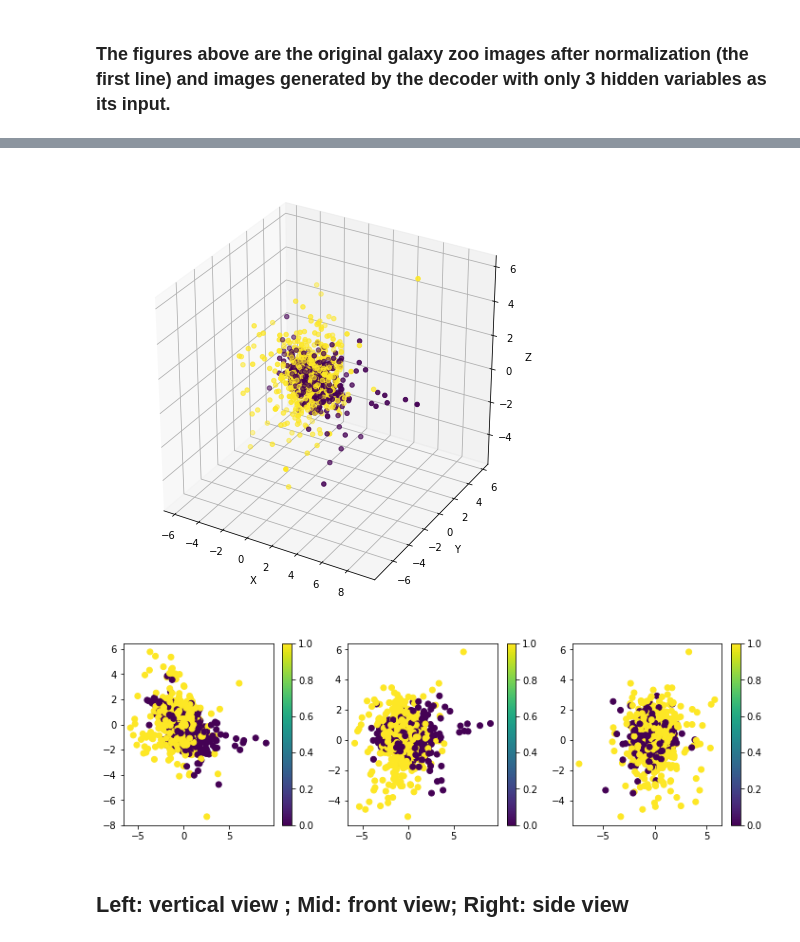
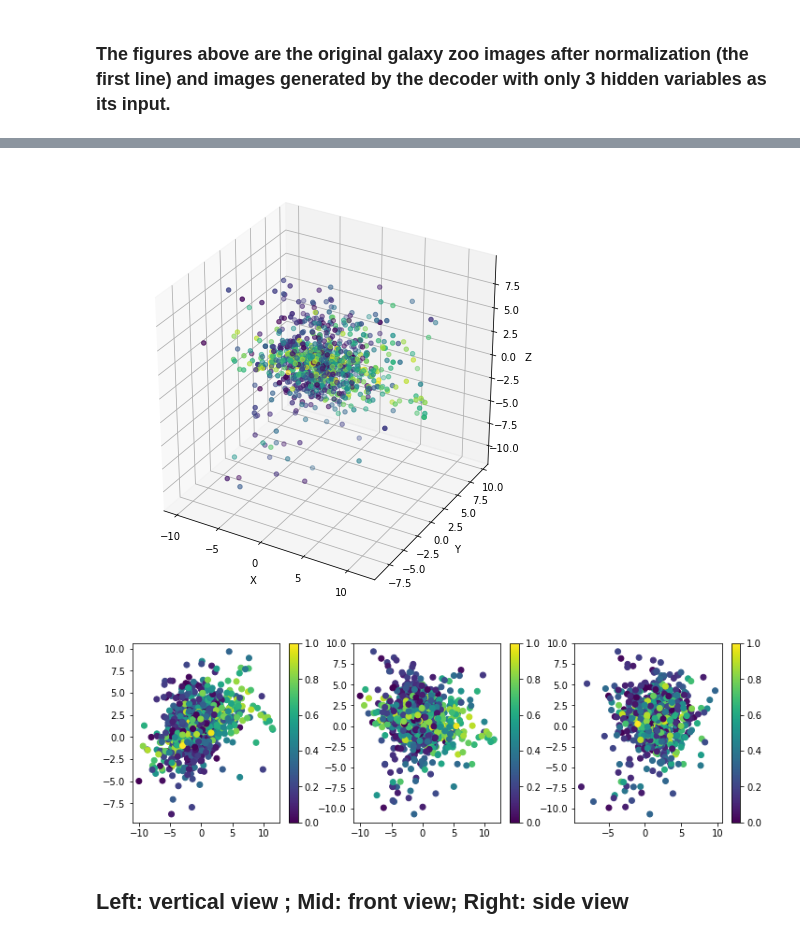
Before and after one commit to tensorstone/Galaxy_Zoo, a Jupyter notebook: gala.ipynb, the cells around one changed output, grey strips where cells are left out. Drawn from its saved outputs; the diff is of its cells as text; code cells hidden in the pictures.

```diff
--- a/gala.ipynb
+++ b/gala.ipynb
@@ -188,6 +187,6 @@ Seems like accuracy of 80% is a limit
 # %%
-batch_size = 100
-latent_dim = 3
+batch_size =100
+latent_dim = 2
 nb_epoch = 50
 epsilon_std = 1.0
 intermediate_dim =256
@@ -282,14 +281,14 @@ if USE == 'vae':
 if USE == 'vae':
     vae.fit(train_data[:8000], train_data[:8000],
             shuffle=True,
-            nb_epoch=nb_epoch,
-            batch_size=100,
-            validation_data=(train_data[1000:1500],train_data[1000:1500]),callbacks=[EarlyStopping])
+            epochs=nb_epoch,
+            batch_size=batch_size,
+            validation_data=(train_data[8000:8500],train_data[8000:8500]),callbacks=[EarlyStopping])
 
 if USE == 'autoencoder':
     autoencoder.fit(train_data[:8000], train_data[:8000],
             shuffle=True,
-            nb_epoch=nb_epoch,
+            epochs=nb_epoch,
             batch_size=200,
             validation_data=(train_data[8000:9000],train_data[8000:9000]),callbacks=[EarlyStopping])
 # %% [output]
@@ -346,0 +490,30 @@ plt.show()
+# %%
+# encode and decode some digits
+# note that we take them from the *test* set
+# use Matplotlib (don't ask)
+import matplotlib.pyplot as plt
+
+#encoded_imgs = encoder.predict(x_test)
+if USE == 'vae':
+    decoded_imgs = vae.predict(train_data[8000:9000],batch_size=100)
+
+if USE == 'autoencoder':
+    decoded_imgs = autoencoder.predict(train_data[8000:9000],batch_size=100)
+
+
+n = 10  # how many digits we will display
+plt.figure(figsize=(20, 4))
+for i in range(1,n):
+    # display original
+    ax = plt.subplot(2,n,i)
+    plt.imshow((train_data[8000:9000][i]))
+    ax.get_xaxis().set_visible(False)
+    ax.get_yaxis().set_visible(False)
+
+    # display reconstruction
+    ax = plt.subplot(2, n ,i + n)
+    plt.imshow((decoded_imgs[i]))
+    #plt.gray()
+    ax.get_xaxis().set_visible(False)
+    ax.get_yaxis().set_visible(False)
+plt.show()
@@ -348,36 +523,36 @@ plt.show()
 from mpl_toolkits.mplot3d import Axes3D
 label_value = np.zeros(len(train_label))
 for i in range(len(label_value)):
-    label_value[i] = np.argmax(train_label[i])
+    label_value[i] =train_label[i,0]
 if USE == 'autoencoder':
     vis = Model(input_img, encoded)
 if USE == 'vae':
     vis = Model(input_img, z_mean)
 
 # display a 2D plot of the digit classes in the latent space
 x_vis = vis.predict(train_data[8000:9000], batch_size=batch_size)
 fig = plt.figure(figsize=(6, 6))
 ax = Axes3D(fig)
 ax.scatter( x_vis[:, 0] ,x_vis[:, 1], x_vis[:, 2],c=label_value[8000:9000])
 ax.set_xlabel('X')
 ax.set_ylabel('Y')
 ax.set_zlabel('Z')
 plt.show()
 
 plt.figure(figsize=(12, 12))
 plt.subplot(3,3,1)
 plt.scatter(x_vis[:, 0] ,x_vis[:, 1],c=label_value[8000:9000])
 plt.colorbar()
 plt.subplot(3,3,2)
 plt.scatter(x_vis[:, 0] ,x_vis[:, 2],c=label_value[8000:9000])
 plt.colorbar()
 plt.subplot(3,3,3)
 plt.scatter(x_vis[:, 1] ,x_vis[:, 2],c=label_value[8000:9000])
 plt.colorbar()
 plt.show()
 # %% [output]
-[figure, old version]
+[figure, new version]
-[figure, old version]
+[figure, new version]
 # %% [markdown]
 ## Left: vertical view ;            Mid: front view;               Right: side view
 # %% [markdown]
```
Also changed, not shown: parts of 10 cells of this notebook.
